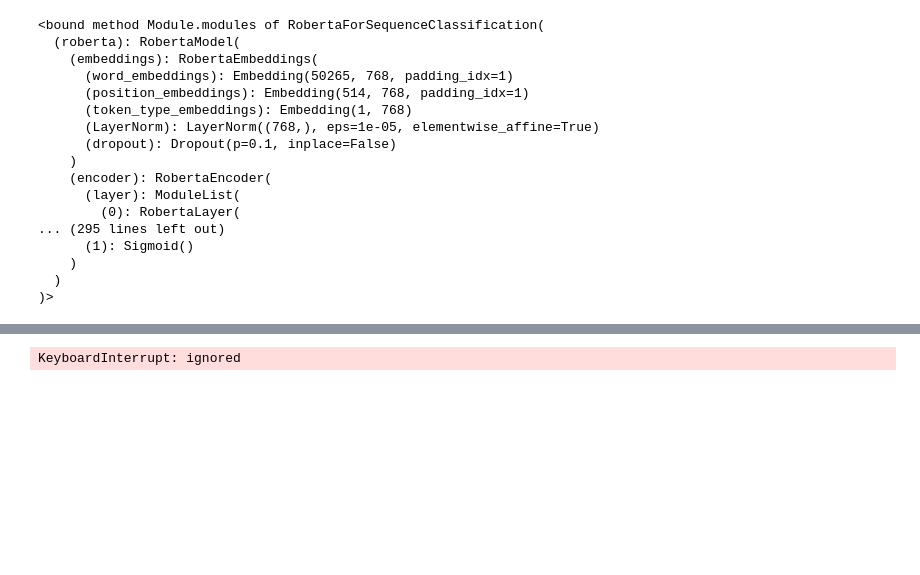
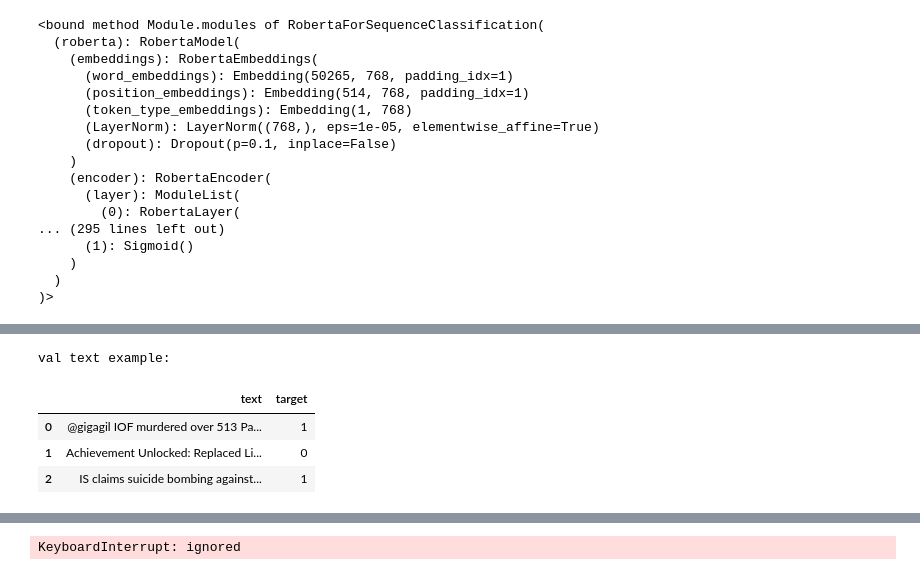
Before and after one commit to ArielFix/DLINtroProject, a Jupyter notebook: NLP_Project.ipynb, the cells around one changed output, grey strips where cells are left out. Saved outputs shown, nothing was run; the diff lists cells and outputs as text; code cells hidden in the pictures; blank space fills up the shorter version.

```diff
--- a/NLP_Project.ipynb
+++ b/NLP_Project.ipynb
@@ -250,0 +270,12 @@ My brother is crying cause the thunder lmao
+# %%
+print("val text example:")
+val_text_data = pd.DataFrame()
+val_text_data["text"], val_text_data["target"] = val_df["text"], val_df['target']
+val_text_data.reset_index(drop=True, inplace=True)
+val_text_data.head(3)
+# %% [output]
+val text example:
+|  | text | target |
+| 0 | @gigagil IOF murdered over 513 Pa... | 1 |
+| 1 | Achievement Unlocked: Replaced Li... | 0 |
+| 2 | IS claims suicide bombing against... | 1 |
```
Also changed, not shown: parts of 17 cells of this notebook.
